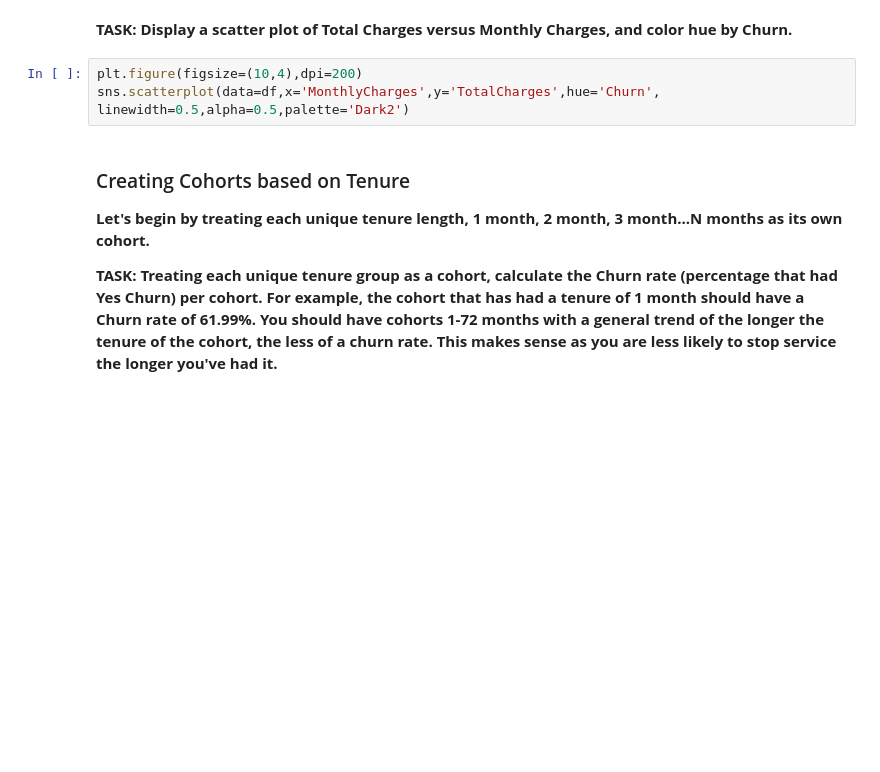
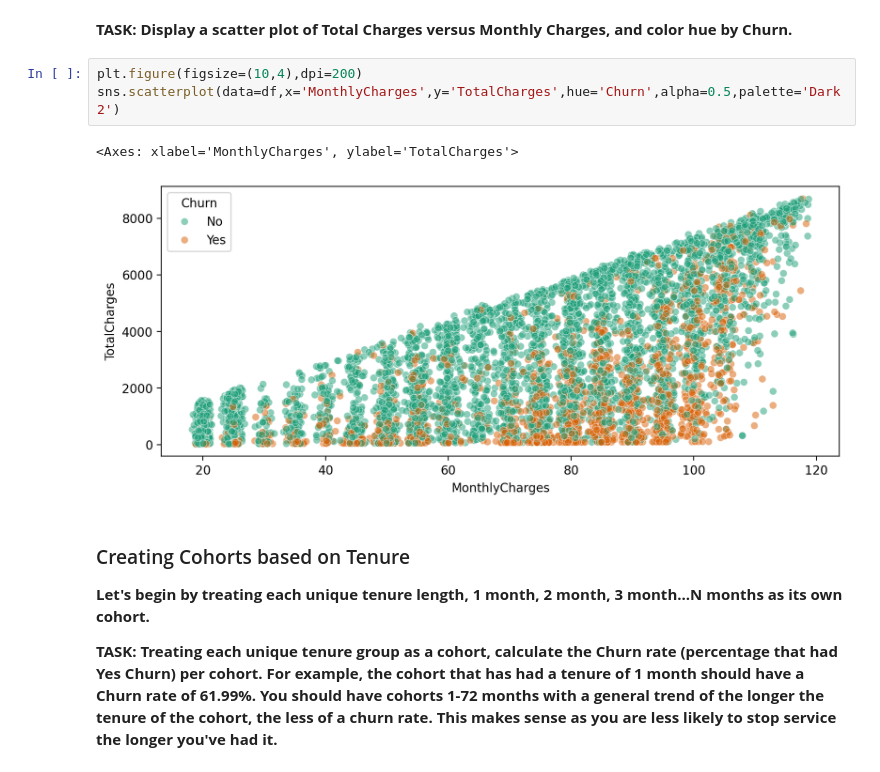
Before and after one commit to Vishal201TA/aiml_bootcamp, a Jupyter notebook: ML BootCamp/Day-7/Customer_Churn_Project.ipynb, the cells around one changed output. Drawn from its saved outputs; the diff is of its cells as text; blank space fills up the shorter version.

```diff
--- a/ML BootCamp/Day-7/Customer_Churn_Project.ipynb
+++ b/ML BootCamp/Day-7/Customer_Churn_Project.ipynb
@@ -131,7 +224,10 @@ sns.displot(data=df,x='tenure',bins=70,col='Contract',row='Churn');
 **TASK: Display a scatter plot of Total Charges versus Monthly Charges, and color hue by Churn.**
 # %%
 plt.figure(figsize=(10,4),dpi=200)
-sns.scatterplot(data=df,x='MonthlyCharges',y='TotalCharges',hue='Churn', linewidth=0.5,alpha=0.5,palette='Dark2')
+sns.scatterplot(data=df,x='MonthlyCharges',y='TotalCharges',hue='Churn',alpha=0.5,palette='Dark2')
+# %% [output]
+<Axes: xlabel='MonthlyCharges', ylabel='TotalCharges'>
+[figure, added]
 # %% [markdown]
 ### Creating Cohorts based on Tenure
 
```
Also changed, not shown: parts of 32 cells of this notebook, 2 other files.
